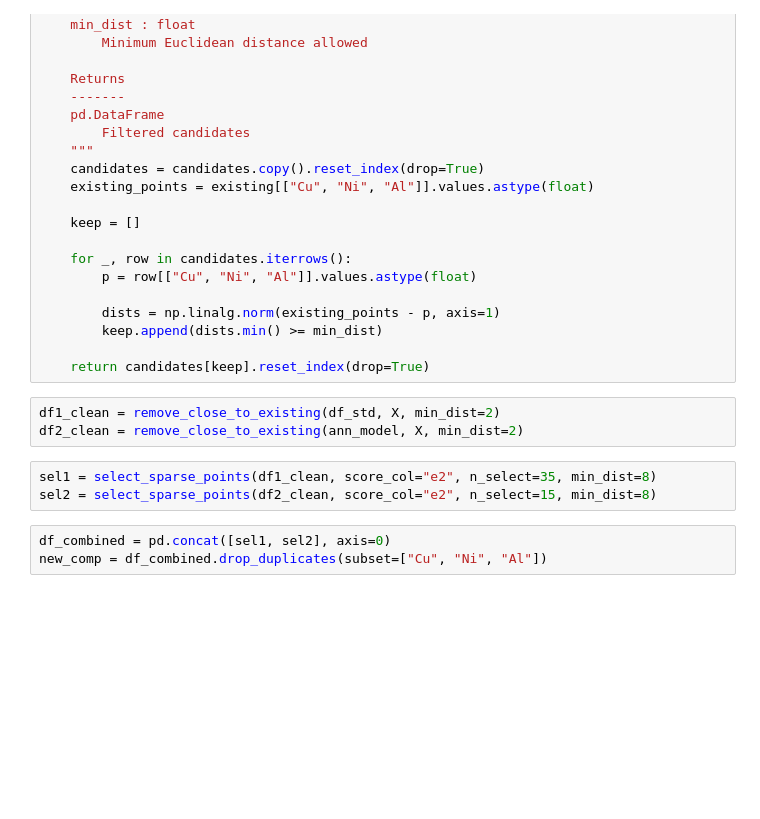
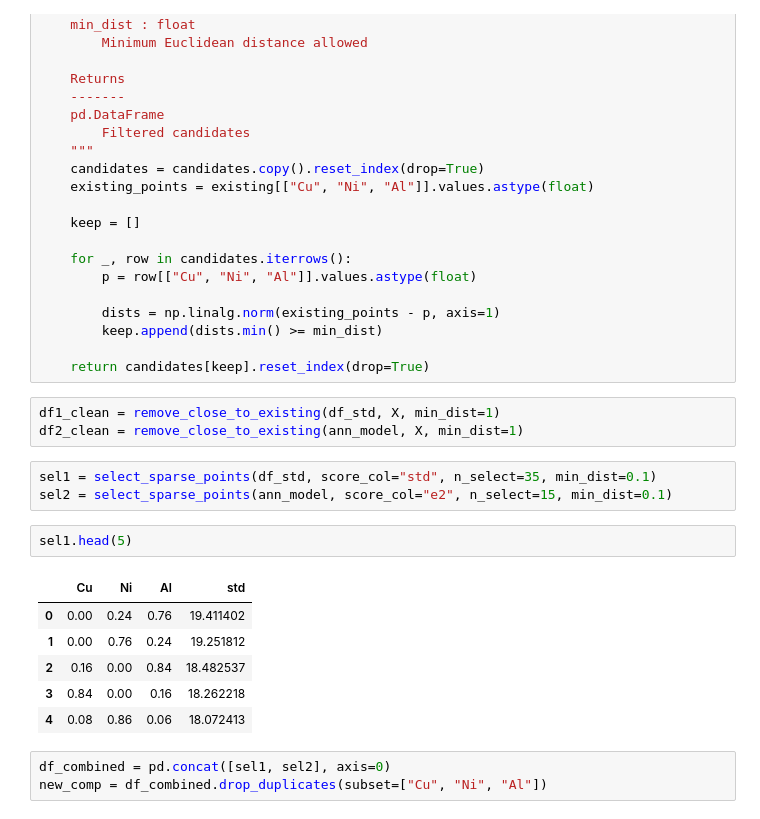
Before and after one commit to linarojas0824/Hybrid-Experimental-Data-Driven-Workflow, a Jupyter notebook: scripts/Notebooks/01_Sampling.ipynb, the cells around one changed output. Drawn from its saved outputs; the diff is of its cells as text; blank space fills up the shorter version.

```diff
--- a/scripts/Notebooks/01_Sampling.ipynb
+++ b/scripts/Notebooks/01_Sampling.ipynb
@@ -172,11 +170,20 @@ def remove_close_to_existing(candidates, existing, min_dist=8):
 
     return candidates[keep].reset_index(drop=True)
 # %%
-df1_clean = remove_close_to_existing(df_std, X, min_dist=2)
-df2_clean = remove_close_to_existing(ann_model, X, min_dist=2)
+df1_clean = remove_close_to_existing(df_std, X, min_dist=1)
+df2_clean = remove_close_to_existing(ann_model, X, min_dist=1)
 # %%
-sel1 = select_sparse_points(df1_clean, score_col="e2", n_select=35, min_dist=8)
-sel2 = select_sparse_points(df2_clean, score_col="e2", n_select=15, min_dist=8)
+sel1 = select_sparse_points(df_std, score_col="std", n_select=35, min_dist=0.1)
+sel2 = select_sparse_points(ann_model, score_col="e2", n_select=15, min_dist=0.1)
+# %%
+sel1.head(5)
+# %% [output]
+|  | Cu | Ni | Al | std |
+| 0 | 0.00 | 0.24 | 0.76 | 19.411402 |
+| 1 | 0.00 | 0.76 | 0.24 | 19.251812 |
+| 2 | 0.16 | 0.00 | 0.84 | 18.482537 |
+| 3 | 0.84 | 0.00 | 0.16 | 18.262218 |
+| 4 | 0.08 | 0.86 | 0.06 | 18.072413 |
 # %%
 df_combined = pd.concat([sel1, sel2], axis=0)
 new_comp = df_combined.drop_duplicates(subset=["Cu", "Ni", "Al"])
```
Also changed, not shown: parts of 4 cells of this notebook, 12 other files.
